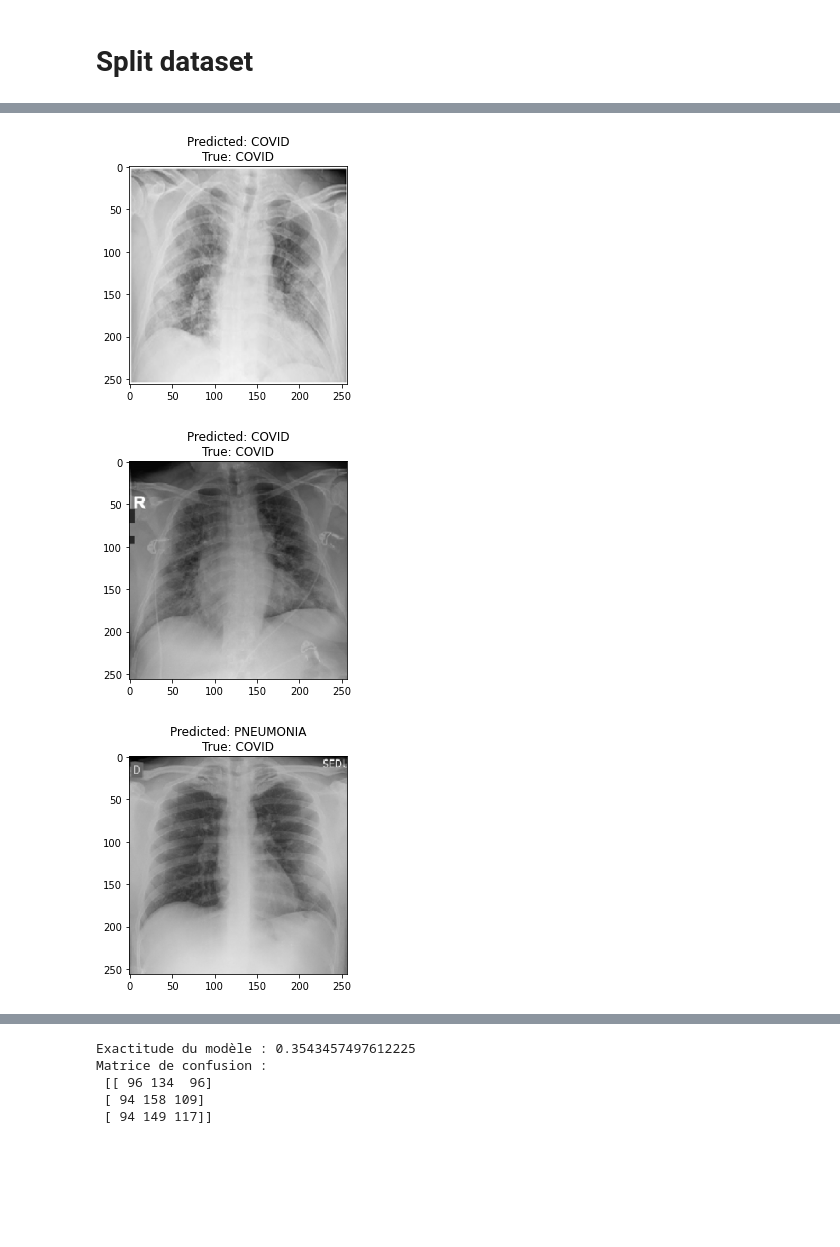
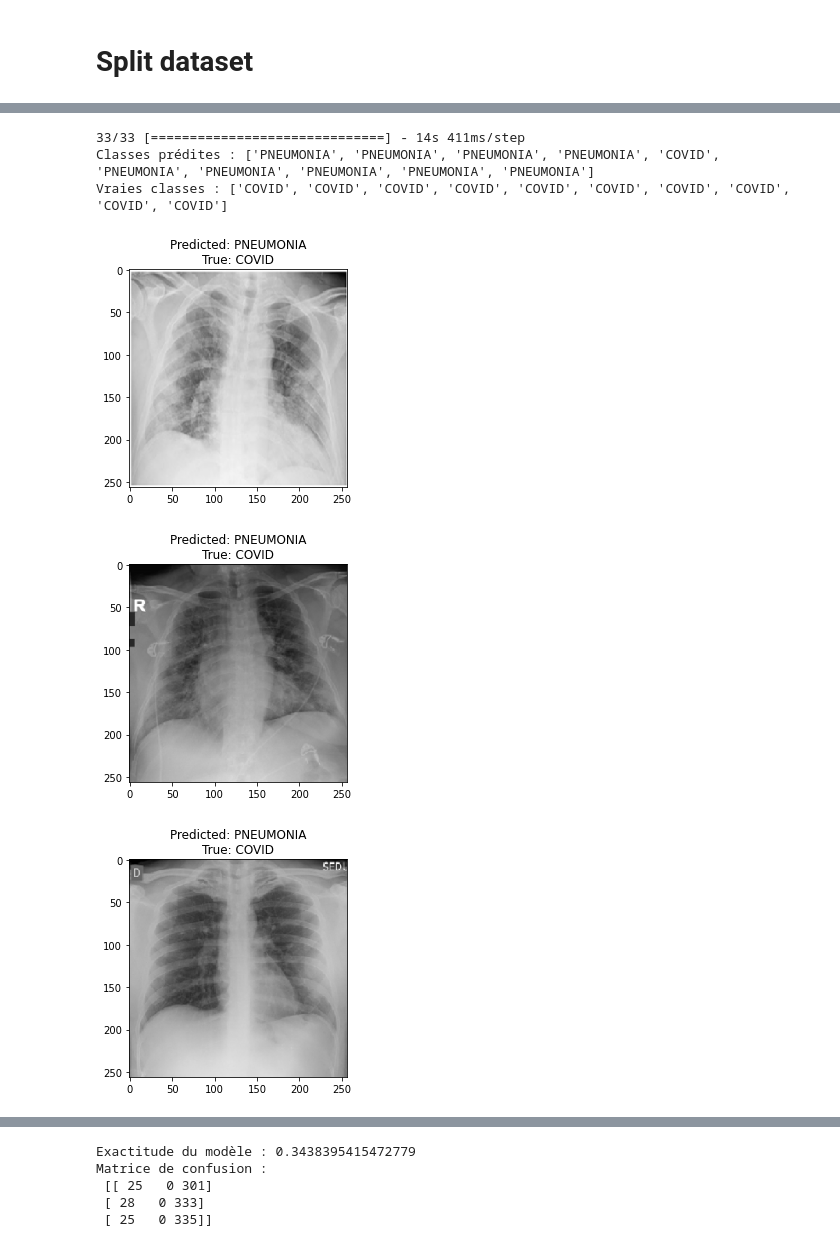
Before and after one commit to Sanakhamassi/Covid19_Detection, a Jupyter notebook: Untitled.ipynb, the cells around one changed output, grey strips where cells are left out. Drawn from its saved outputs; the diff is of its cells as text; code cells hidden in the pictures; blank space fills up the shorter version.

```diff
--- a/Untitled.ipynb
+++ b/Untitled.ipynb
@@ -117,6 +132,25 @@ _________________________________________________________________
 import numpy as np
 import matplotlib.pyplot as plt
 from tensorflow.keras.preprocessing import image
+# Prédiction des classes pour les images de test
+predictions = model.predict(test_generator)
+
+# Récupération des classes prédites (indices des classes ayant la plus haute probabilité)
+predicted_classes = predictions.argmax(axis=1)
+
+# Récupération des vraies classes des images de test
+true_classes = test_generator.classes
+
+# Création d'un dictionnaire pour mapper les indices de classe aux noms de classe
+class_mapping = {0: 'COVID', 1: 'NORMAL', 2: 'PNEUMONIA'}
+
+# Mapper les classes prédites et les vraies classes aux noms de classe correspondants
+predicted_classes_names = [class_mapping[class_idx] for class_idx in predicted_classes]
+true_classes_names = [class_mapping[class_idx] for class_idx in true_classes]
+
+# Affichage des noms de classes prédites et des vrais noms de classes (pour les 10 premières)
+print("Classes prédites :", predicted_classes_names[:10])
+print("Vraies classes :", true_classes_names[:10])
 
 # Assuming you have a function to load images from file paths
 def load_image(img_path):
@@ -127,33 +161,36 @@ def load_image(img_path):
 
 # Assuming you have the file paths for the test images
 test_image_paths = test_generator.filepaths
 
 # Number of images to display
 num_images_to_display = 10
 
 # Loop through the first few test images
 for i in range(num_images_to_display):
     # Load the image
     img_path = test_image_paths[i]
     img = load_image(img_path)
 
     # Display the image
     plt.imshow(np.uint8(img[0]))
 
     # Get the predicted and true classes
     predicted_class = predicted_classes[i]
     true_class = true_classes[i]
 
     # Map the class indices to class names
     predicted_class_name = class_mapping[predicted_class]
     true_class_name = class_mapping[true_class]
 
     # Display the predicted and true classes
     plt.title(f"Predicted: {predicted_class_name}\nTrue: {true_class_name}")
 
     # Show the plot
     plt.show()
 # %% [output]
+33/33 [==============================] - 14s 411ms/step
+Classes prédites : ['PNEUMONIA', 'PNEUMONIA', 'PNEUMONIA', 'PNEUMONIA', 'COVID', 'PNEUMONIA', 'PNEUMONIA', 'PNEUMONIA', 'PNEUMONIA', 'PNEUMONIA']
+Vraies classes : ['COVID', 'COVID', 'COVID', 'COVID', 'COVID', 'COVID', 'COVID', 'COVID', 'COVID', 'COVID']
-[figure, old version]
+[figure, new version]
-[figure, old version]
+[figure, new version]
 [figure]
@@ -174,8 +211,8 @@ from sklearn.metrics import confusion_matrix
 conf_matrix = confusion_matrix(true_classes, predicted_classes)
 print("Matrice de confusion :\n", conf_matrix)
 # %% [output]
-Exactitude du modèle : 0.3543457497612225
+Exactitude du modèle : 0.3438395415472779
 Matrice de confusion :
- [[ 96 134  96]
- [ 94 158 109]
- [ 94 149 117]]
+ [[ 25   0 301]
+ [ 28   0 333]
+ [ 25   0 335]]
```
Also changed, not shown: parts of 3 cells of this notebook.
